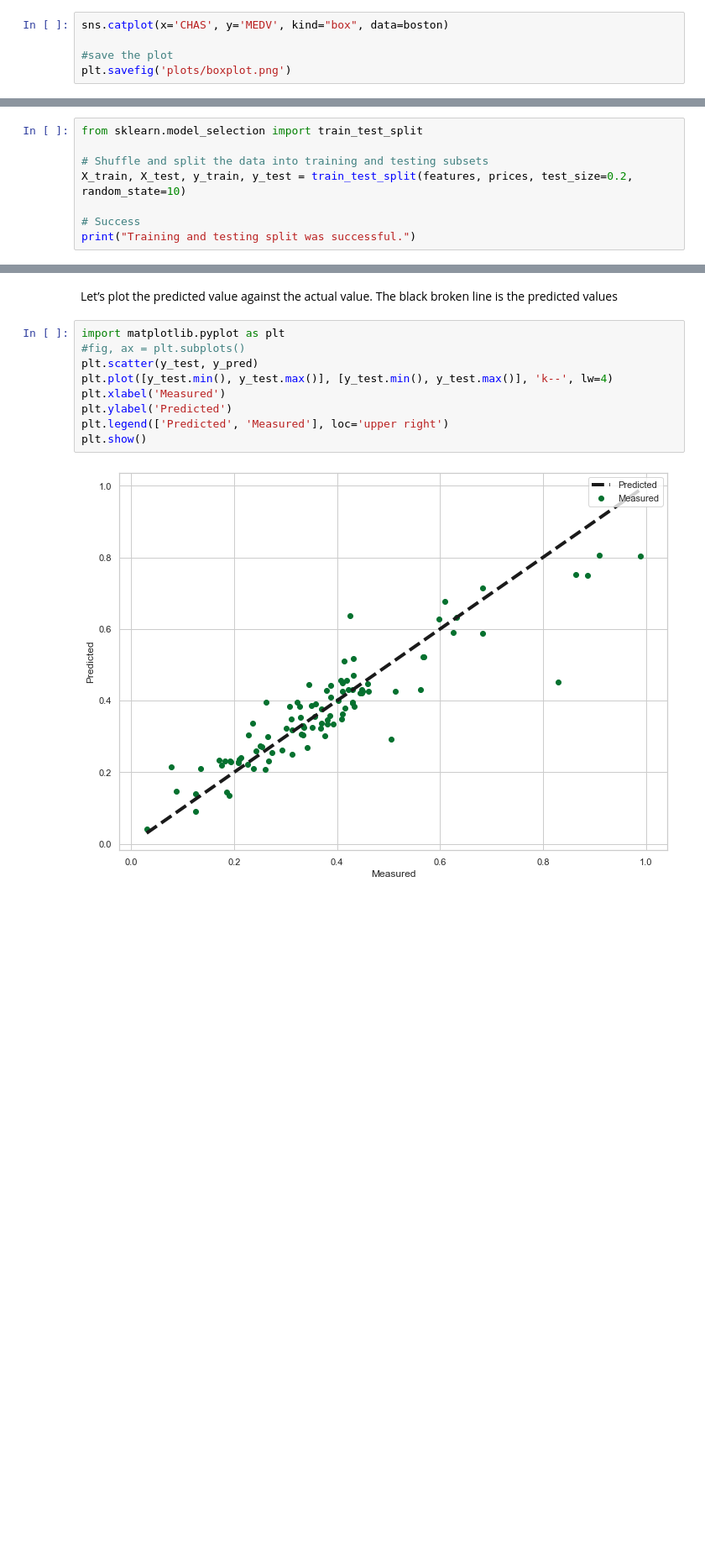
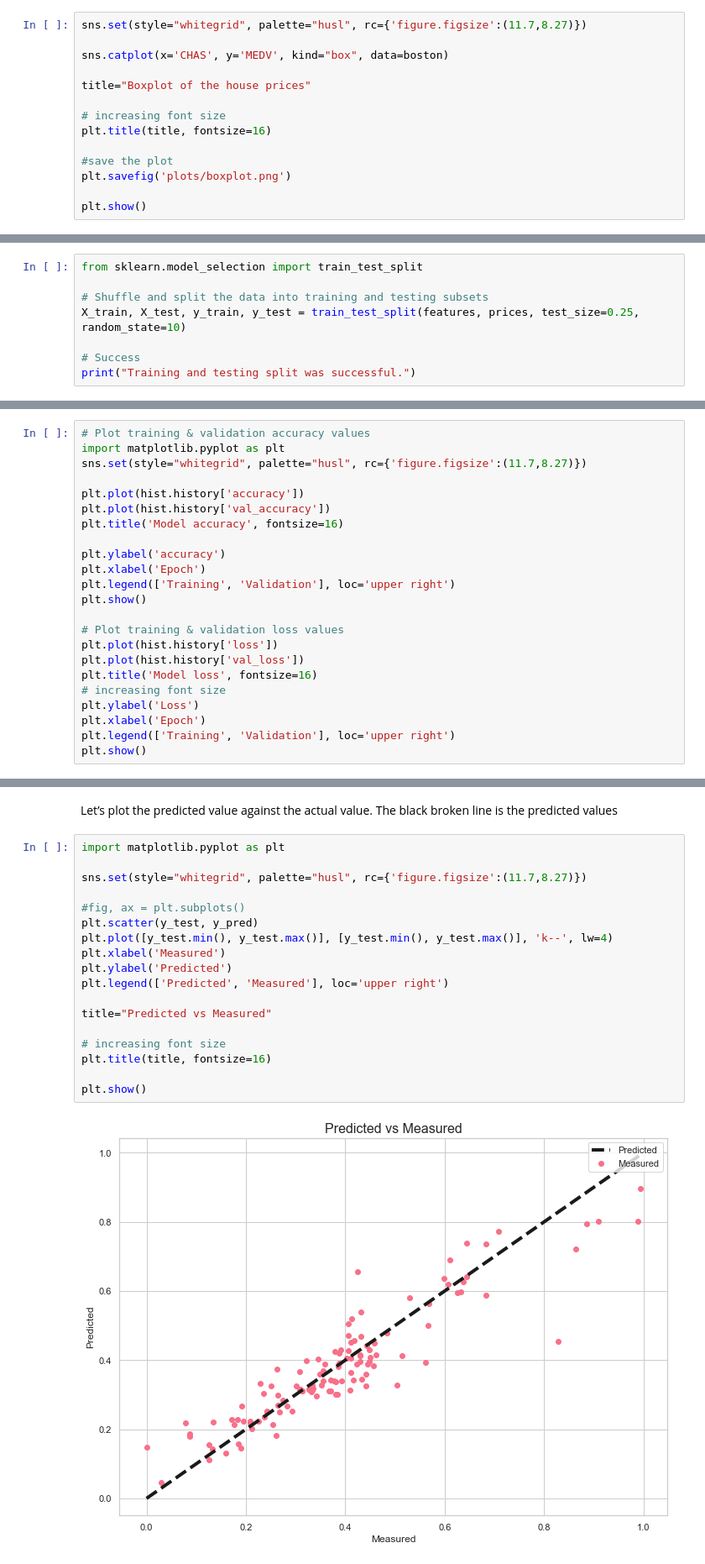
Before and after one commit to RitRa/MachineLearning-project, a Jupyter notebook: Machine Learning and Statistics Project 2019.ipynb, the cells around one changed output, grey strips where cells are left out. Shown at 84% size. Saved outputs shown, nothing was run; the diff lists cells and outputs as text; blank space fills up the shorter version.

Commit message:
improving accuracy

```diff
--- a/Machine Learning and Statistics Project 2019.ipynb
+++ b/Machine Learning and Statistics Project 2019.ipynb
@@ -217,7 +298,16 @@ rp.summary_cont(boston['MEDV'].groupby(boston['CHAS']))
 # %% [markdown]
 From the above summary we can see that the houses bound the river have a higher mean MEDV. Let's visualise this with a boxplot.
 # %%
+sns.set(style="whitegrid", palette="husl", rc={'figure.figsize':(11.7,8.27)})
+
 sns.catplot(x='CHAS', y='MEDV', kind="box", data=boston)
+
+title="Boxplot of the house prices"
+
+# increasing font size
+plt.title(title, fontsize=16)
 
 #save the plot
 plt.savefig('plots/boxplot.png')
+
+plt.show()
@@ -308,7 +421,7 @@ prices= scaler.fit_transform(prices)
 from sklearn.model_selection import train_test_split
 
 # Shuffle and split the data into training and testing subsets
-X_train, X_test, y_train, y_test = train_test_split(features, prices, test_size=0.2, random_state=10)
+X_train, X_test, y_train, y_test = train_test_split(features, prices, test_size=0.25, random_state=10)
 
 # Success
 print("Training and testing split was successful.")
@@ -392,0 +517,23 @@ Test Accuracy: 0.052570682018995285
+# %%
+# Plot training & validation accuracy values
+import matplotlib.pyplot as plt
+sns.set(style="whitegrid", palette="husl", rc={'figure.figsize':(11.7,8.27)})
+
+plt.plot(hist.history['accuracy'])
+plt.plot(hist.history['val_accuracy'])
+plt.title('Model accuracy', fontsize=16)
+
+plt.ylabel('accuracy')
+plt.xlabel('Epoch')
+plt.legend(['Training', 'Validation'], loc='upper right')
+plt.show()
+
+# Plot training & validation loss values
+plt.plot(hist.history['loss'])
+plt.plot(hist.history['val_loss'])
+plt.title('Model loss', fontsize=16)
+# increasing font size
+plt.ylabel('Loss')
+plt.xlabel('Epoch')
+plt.legend(['Training', 'Validation'], loc='upper right')
+plt.show()
@@ -397,12 +547,21 @@ y_pred = m.predict(X_test)
 Let’s plot the predicted value against the actual value. The black broken line is the predicted values
 # %%
 import matplotlib.pyplot as plt
+
+sns.set(style="whitegrid", palette="husl", rc={'figure.figsize':(11.7,8.27)})
+
 #fig, ax = plt.subplots()
 plt.scatter(y_test, y_pred)
 plt.plot([y_test.min(), y_test.max()], [y_test.min(), y_test.max()], 'k--', lw=4)
 plt.xlabel('Measured')
 plt.ylabel('Predicted')
 plt.legend(['Predicted', 'Measured'], loc='upper right')
+
+title="Predicted vs Measured"
+
+# increasing font size
+plt.title(title, fontsize=16)
+
 plt.show()
 # %% [output]
-[figure, old version]
+[figure, new version]
```
Also changed, not shown: parts of 35 cells of this notebook, 25 other files.
